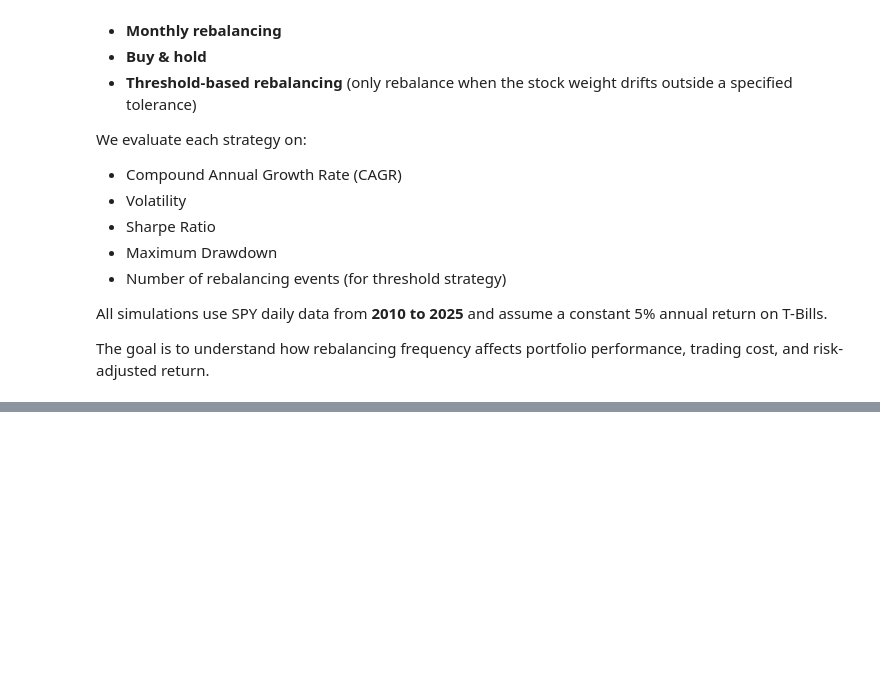
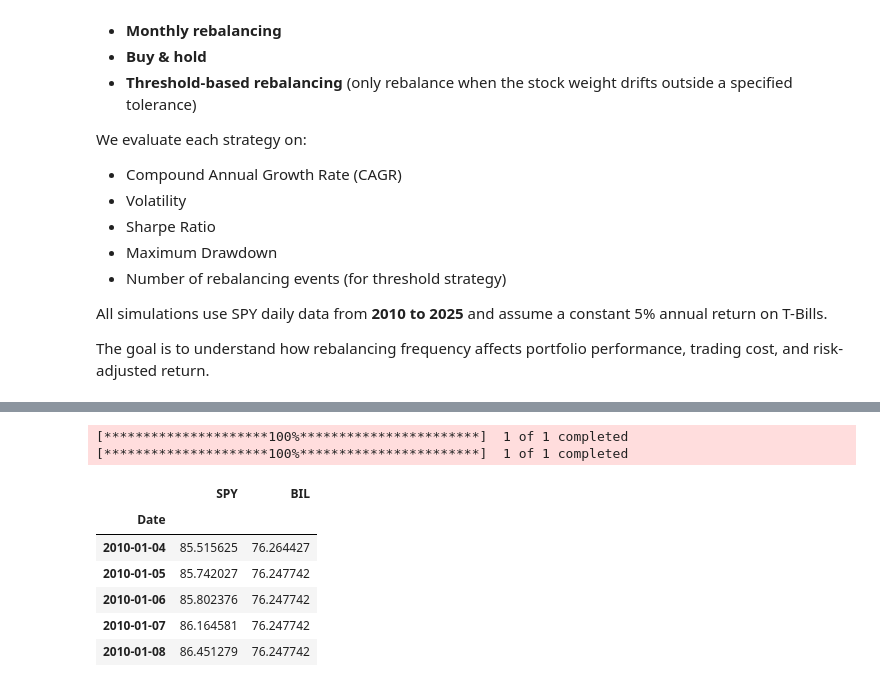
Before and after one commit to iliavk/rebalance-portfolio, a Jupyter notebook: rebalance_simulation_ipynb.ipynb, the cells around one changed output, grey strips where cells are left out. Cells and saved outputs as stored; diff of their text form; code cells hidden in the pictures; blank space fills up the shorter version.

```diff
--- a/rebalance_simulation_ipynb.ipynb
+++ b/rebalance_simulation_ipynb.ipynb
@@ -62,0 +47,30 @@ prices.head()
+# %%
+# Redownload and reinitialize from scratch
+import yfinance as yf
+import pandas as pd
+
+spy = yf.download("SPY", start="2010-01-01", auto_adjust=True)
+bil = yf.download("BIL", start="2010-01-01", auto_adjust=True)
+
+stock_data = spy["Close"].dropna()
+tbill_data = bil["Close"].dropna()
+
+common_dates = stock_data.index.intersection(tbill_data.index)
+
+stock_data = stock_data.loc[common_dates]
+tbill_data = tbill_data.loc[common_dates]
+
+# Combine into DataFrame
+prices = pd.concat([stock_data, tbill_data], axis=1)
+prices.columns = ["SPY", "BIL"]
+prices.head()
+# %% [output]
+[*********************100%***********************]  1 of 1 completed
+[*********************100%***********************]  1 of 1 completed
+|  | SPY | BIL |
+| Date |  |  |
+| 2010-01-04 | 85.515625 | 76.264427 |
+| 2010-01-05 | 85.742027 | 76.247742 |
+| 2010-01-06 | 85.802376 | 76.247742 |
+| 2010-01-07 | 86.164581 | 76.247742 |
+| 2010-01-08 | 86.451279 | 76.247742 |
```
Also changed, not shown: parts of 18 cells of this notebook.
